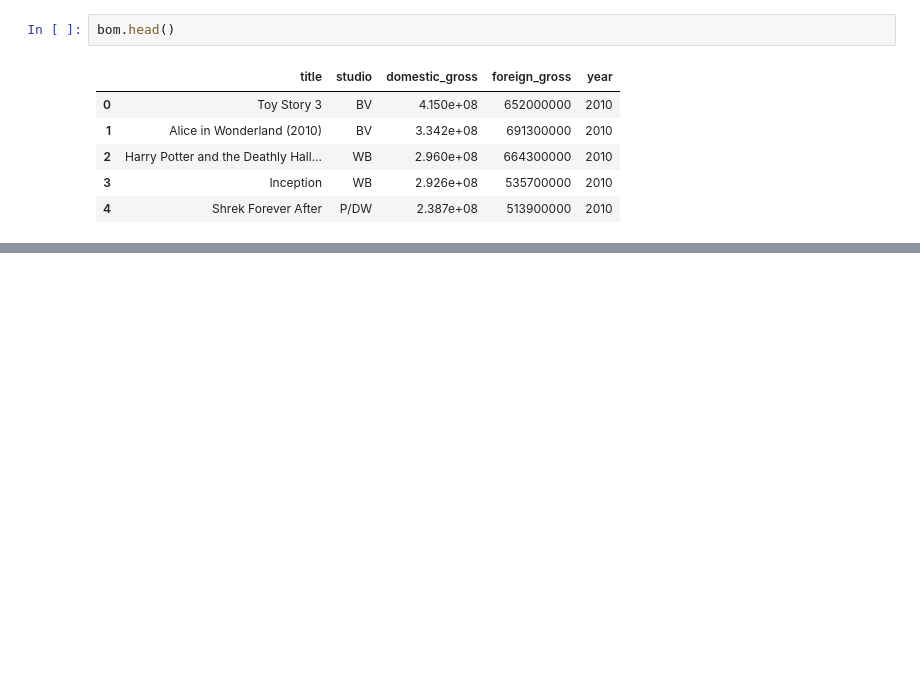
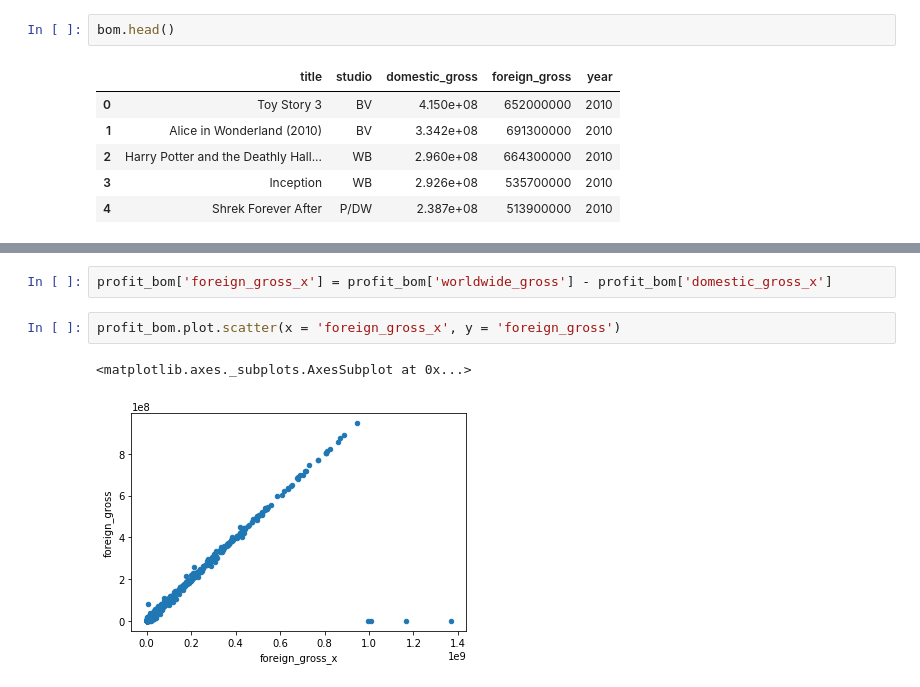
Before and after one commit to mzhou356/dc_ds_06_03_mod1_project, a Jupyter notebook: BOM_movie_data_merged_with_budget_profit_picklefile.ipynb, the cells around one changed output, grey strips where cells are left out. Cells and saved outputs as stored; diff of their text form; blank space fills up the shorter version.

```diff
--- a/BOM_movie_data_merged_with_budget_profit_picklefile.ipynb
+++ b/BOM_movie_data_merged_with_budget_profit_picklefile.ipynb
@@ -168,0 +85,7 @@ pd.read_pickle('budget_profit_merged.pkl').shape
+# %%
+profit_bom['foreign_gross_x'] = profit_bom['worldwide_gross'] - profit_bom['domestic_gross_x']
+# %%
+profit_bom.plot.scatter(x = 'foreign_gross_x', y = 'foreign_gross')
+# %% [output]
+<matplotlib.axes._subplots.AxesSubplot at 0x...>
+[figure, added]
```
Also changed, not shown: parts of 30 cells of this notebook.
